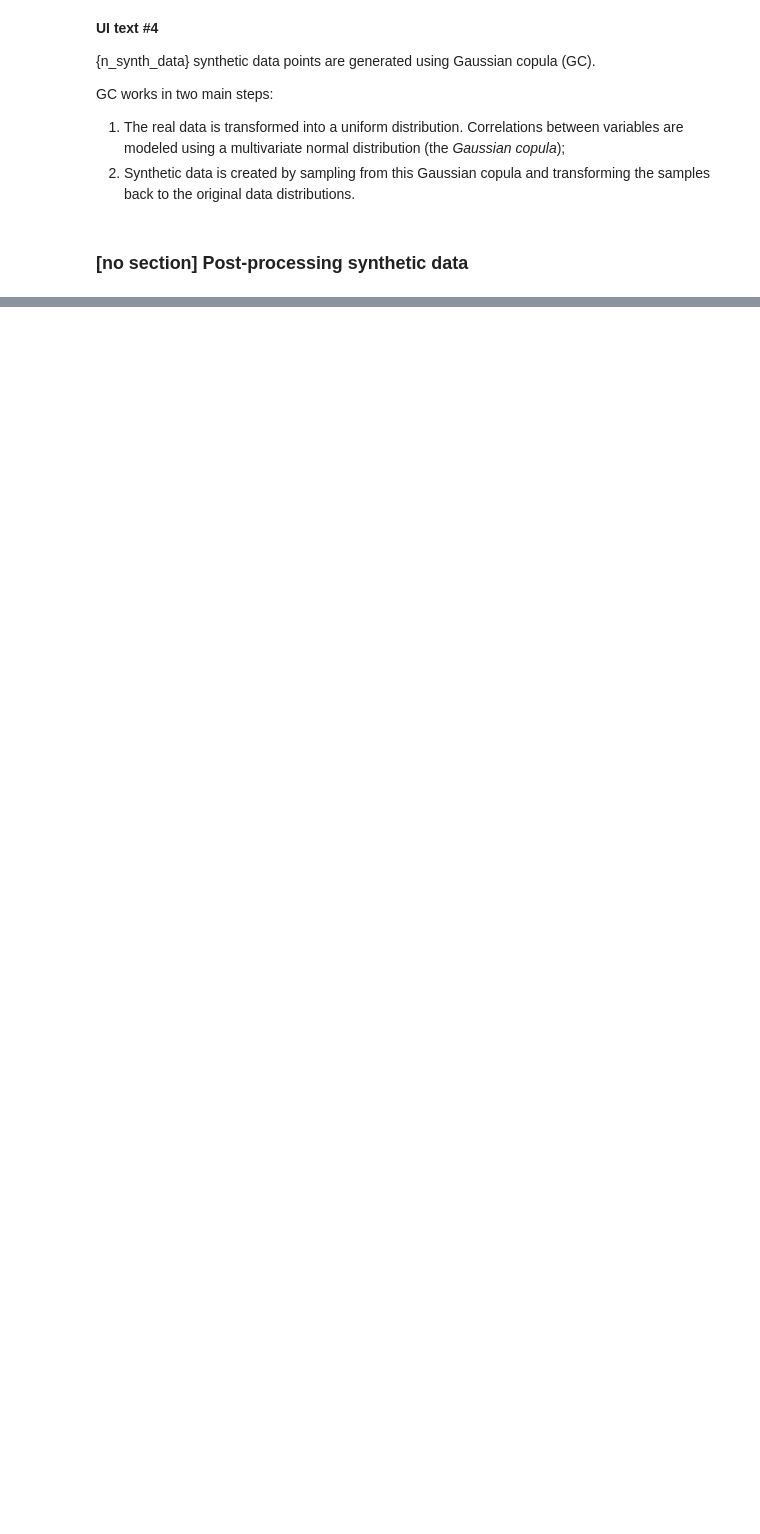
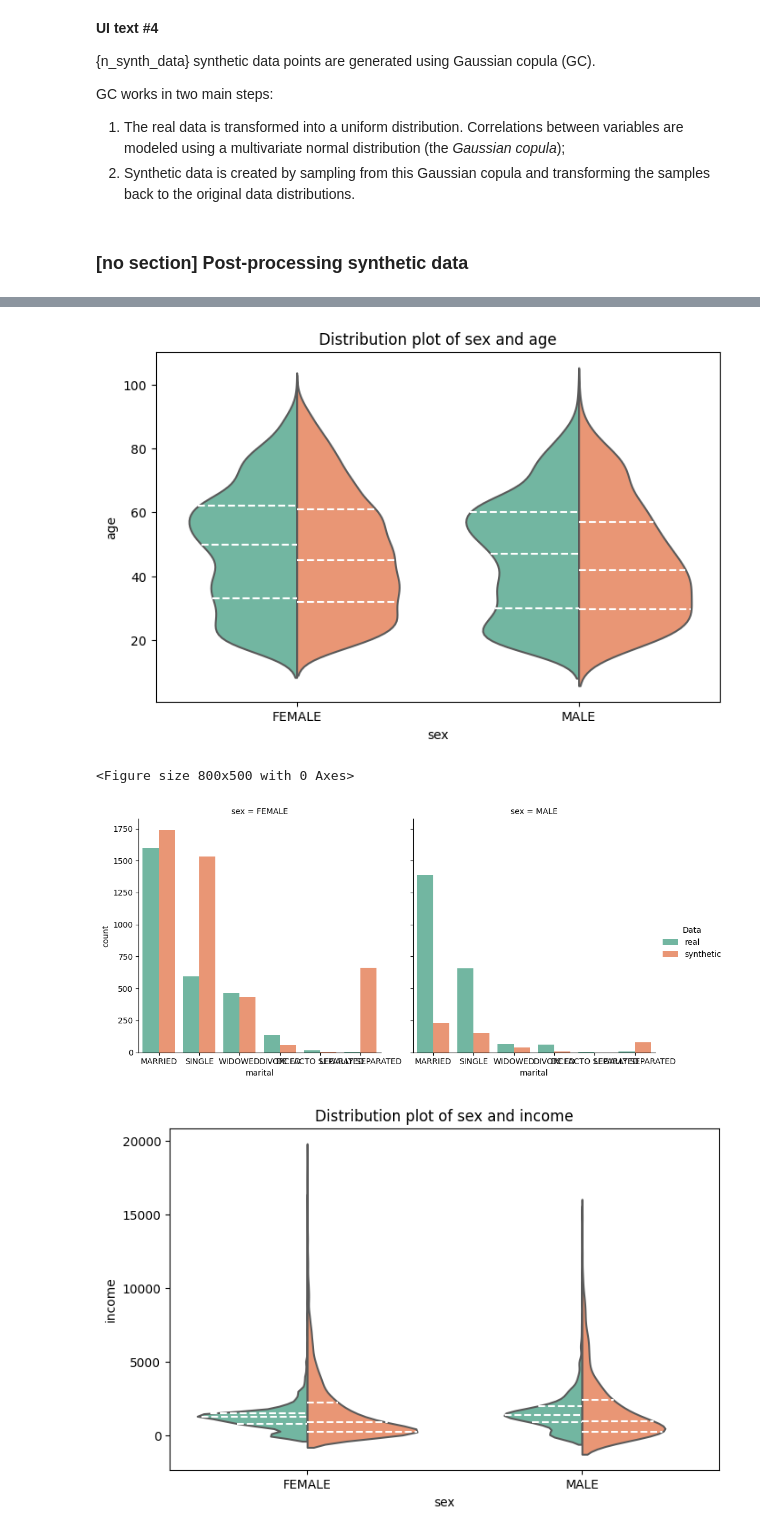
Before and after one commit to NGO-Algorithm-Audit/local-first-web-tool, a Jupyter notebook: notebooks/synthetic data generation tool/GC_SocialDiagnosis2011.ipynb, the cells around one changed output, grey strips where cells are left out. Cells and saved outputs as stored; diff of their text form; code cells hidden in the pictures; blank space fills up the shorter version.

```diff
--- a/notebooks/synthetic data generation tool/GC_SocialDiagnosis2011.ipynb
+++ b/notebooks/synthetic data generation tool/GC_SocialDiagnosis2011.ipynb
@@ -206,0 +255,7 @@ Synthetic Data in Original Format:
+# %%
+bivariate_plot(real_df, combined_data, column_dtypes, Comparison=True)
+# %% [output]
+[figure, added]
+<Figure size 800x500 with 0 Axes>
+[figure, added]
+[figure, added]
```
Also changed, not shown: parts of 30 cells of this notebook.
